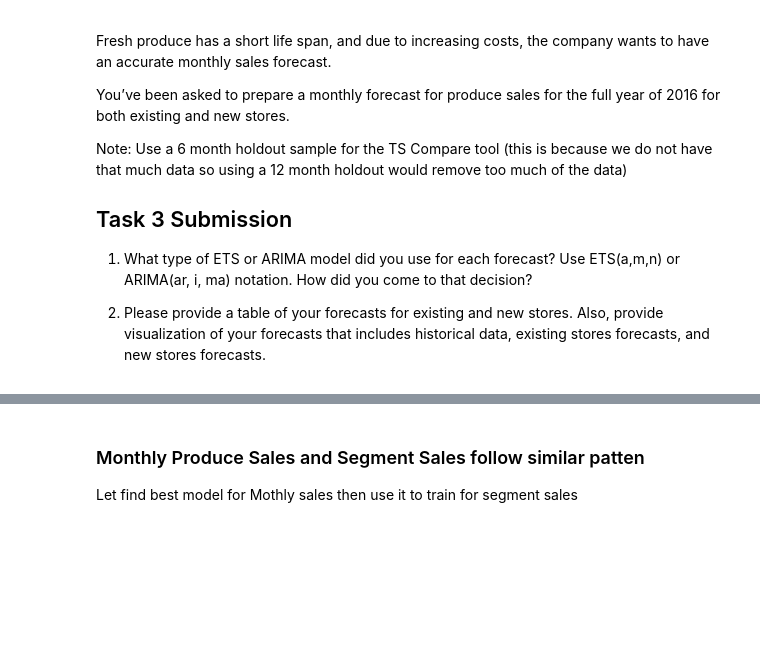
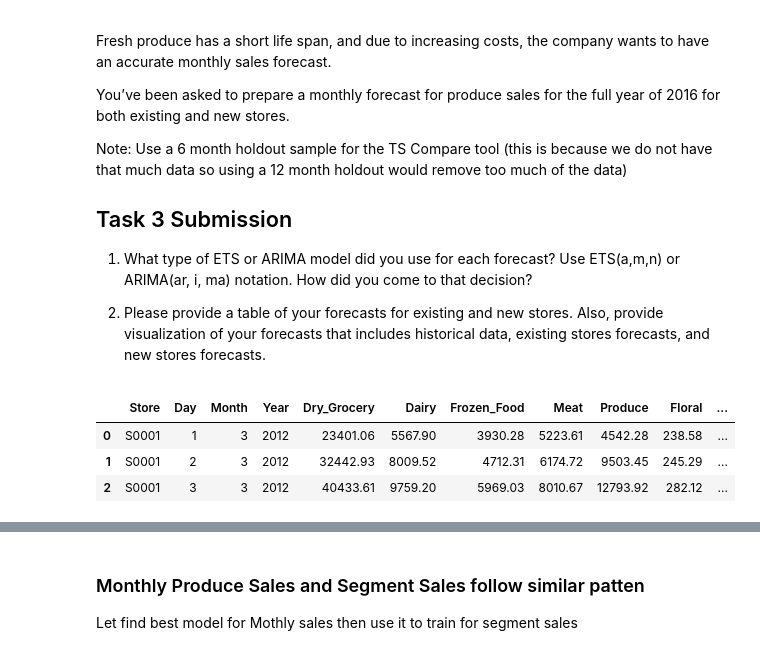
Before and after one commit to cevor/udacity_predictive_analytics, a Jupyter notebook: project6-1/project6-1.ipynb, the cells around one changed output, grey strips where cells are left out. Saved outputs shown, nothing was run; the diff lists cells and outputs as text; code cells hidden in the pictures; blank space fills up the shorter version.

Commit message:
change scaler and re do all task

```diff
--- a/project6-1/project6-1.ipynb
+++ b/project6-1/project6-1.ipynb
@@ -136,7 +171,7 @@ best_number_cluster = 3
 # Clusters - number of clusters = 3
 kmeans = KMeans(n_clusters = best_number_cluster)
 # scale data
-scaled_data = MinMaxScaler().fit_transform(raw_data)
+scaled_data = StandardScaler().fit_transform(raw_data)
 kmeans.fit(scaled_data)
 # Add cluser laber to data
 filtered_stores_sales_2015_data = filtered_stores_sales_2015_data.assign(Segment = kmeans.labels_)
@@ -226,5 +279,5 @@ X = store_demographic_with_info_data_existing.drop(columns='Segment')
 # Split train and test data
 X_train, X_test, y_train, y_test = train_test_split(X, y, test_size=.2, random_state=3)
 # Column Transformer
-column_transformer = ColumnTransformer([('numerical', MinMaxScaler(), store_demographic_columns)])
+column_transformer = ColumnTransformer([('numerical', StandardScaler(), store_demographic_columns)])
 column_transformer.fit(X_train)
@@ -308,4 +406,6 @@ temp_merge_df.merge(segment_result_gb[columns_merge], on='Store').rename(columns
 # %%
+# Best Segment Model
+best_segment_model = segment_result_rf
 columns_store_form_report = ['Store', 'Segment']
-print('\nThe Segment for New Stores')
-segment_result_gb[columns_store_form_report]
+print('\nThe Best Segment for New Stores')
+best_segment_model[columns_store_form_report]
@@ -325,14 +438,19 @@ Note: Use a 6 month holdout sample for the TS Compare tool (this is because we d
 # %%
 # Store ans segement pairs
 # Variables to work with
 columns_store_segment = ['Store', 'Segment']
 # existing stores
 existing_store_segment = filtered_stores_sales_2015_data[columns_store_segment]
 # new stores
-new_store_segement = segment_result_gb[columns_store_segment]
+new_store_segement = best_segment_model[columns_store_segment]
 # Join Store Sales with Segment
 stores_sales_with_segment_data = stores_sales_data.merge(existing_store_segment, on='Store')
 stores_sales_with_segment_data.head(3)
+# %% [output]
+|  | Store | Day | Month | Year | Dry_Grocery | Dairy | Frozen_Food | Meat | Produce | Floral | ... |
+| 0 | S0001 | 1 | 3 | 2012 | 23401.06 | 5567.90 | 3930.28 | 5223.61 | 4542.28 | 238.58 | ... |
+| 1 | S0001 | 2 | 3 | 2012 | 32442.93 | 8009.52 | 4712.31 | 6174.72 | 9503.45 | 245.29 | ... |
+| 2 | S0001 | 3 | 3 | 2012 | 40433.61 | 9759.20 | 5969.03 | 8010.67 | 12793.92 | 282.12 | ... |
 # %%
 # Aggregate Monthly Produce sales for existing store forecast
 # existing_store_monthly_sales_data
```
Also changed, not shown: parts of 33 cells of this notebook.
